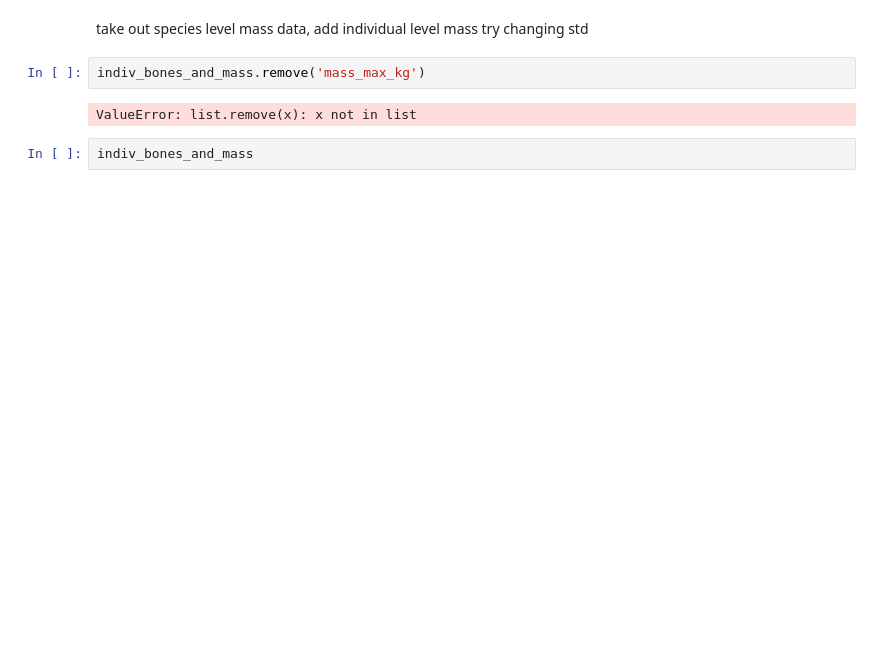
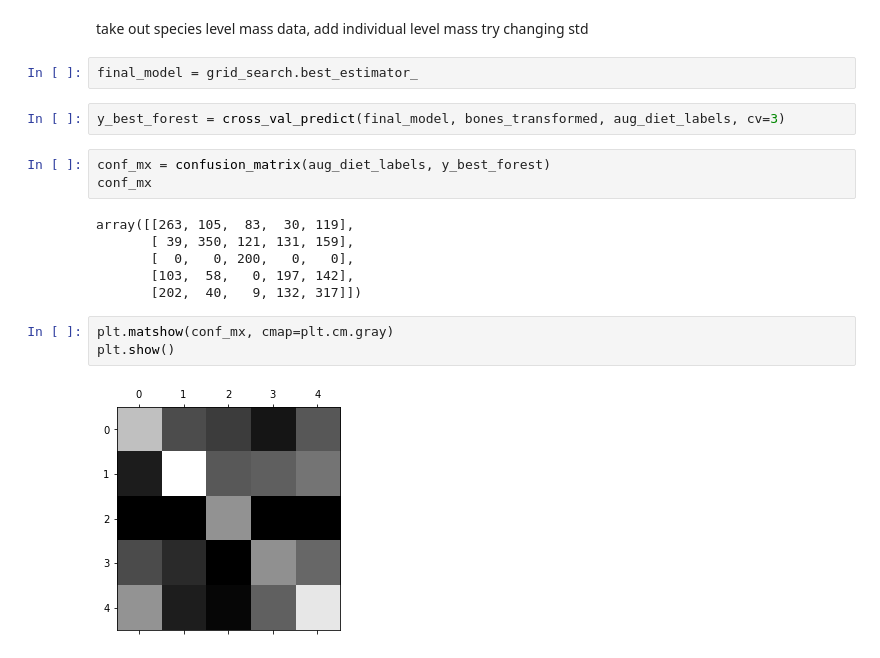
Before and after one commit to TaranRallings/bones_analysis, a Jupyter notebook: bones_classification.ipynb, the cells around one changed output. Saved outputs shown, nothing was run; the diff lists cells and outputs as text; blank space fills up the shorter version.

```diff
--- a/bones_classification.ipynb
+++ b/bones_classification.ipynb
@@ -395,9 +401,21 @@ sorted(zip(feature_importances, indiv_bones_and_mass), reverse=True)
 # %% [markdown]
 take out species level mass data, add individual level mass
 try changing std
-# %%
-indiv_bones_and_mass.remove('mass_max_kg')
-# %% [output]
-ValueError: list.remove(x): x not in list
-# %%
-indiv_bones_and_mass
+# %%
+final_model = grid_search.best_estimator_
+# %%
+y_best_forest = cross_val_predict(final_model, bones_transformed, aug_diet_labels, cv=3)
+# %%
+conf_mx = confusion_matrix(aug_diet_labels, y_best_forest)
+conf_mx
+# %% [output]
+array([[263, 105,  83,  30, 119],
+       [ 39, 350, 121, 131, 159],
+       [  0,   0, 200,   0,   0],
+       [103,  58,   0, 197, 142],
+       [202,  40,   9, 132, 317]])
+# %%
+plt.matshow(conf_mx, cmap=plt.cm.gray)
+plt.show()
+# %% [output]
+[figure, added]
```
Also changed, not shown: parts of 20 cells of this notebook, 2 other files.
